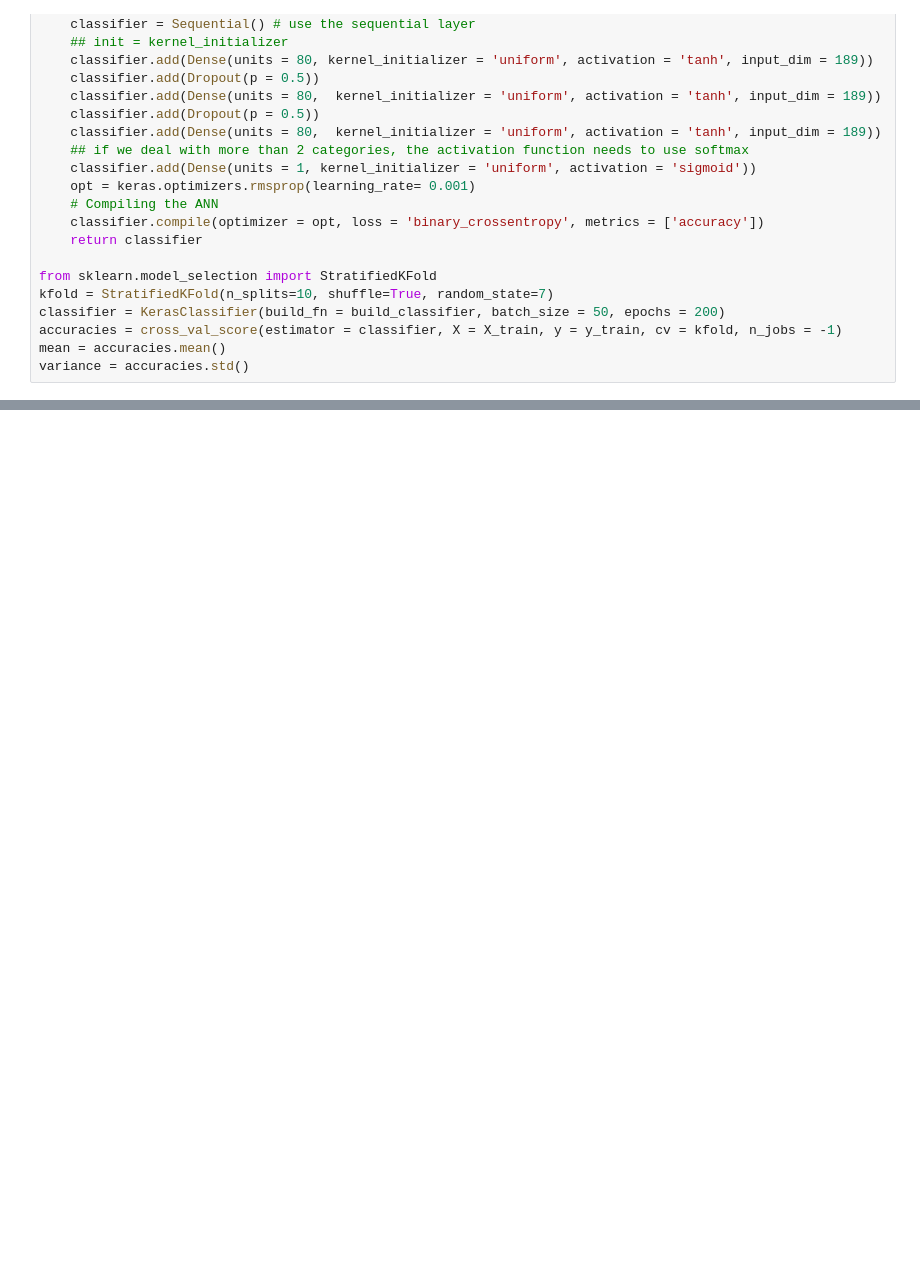
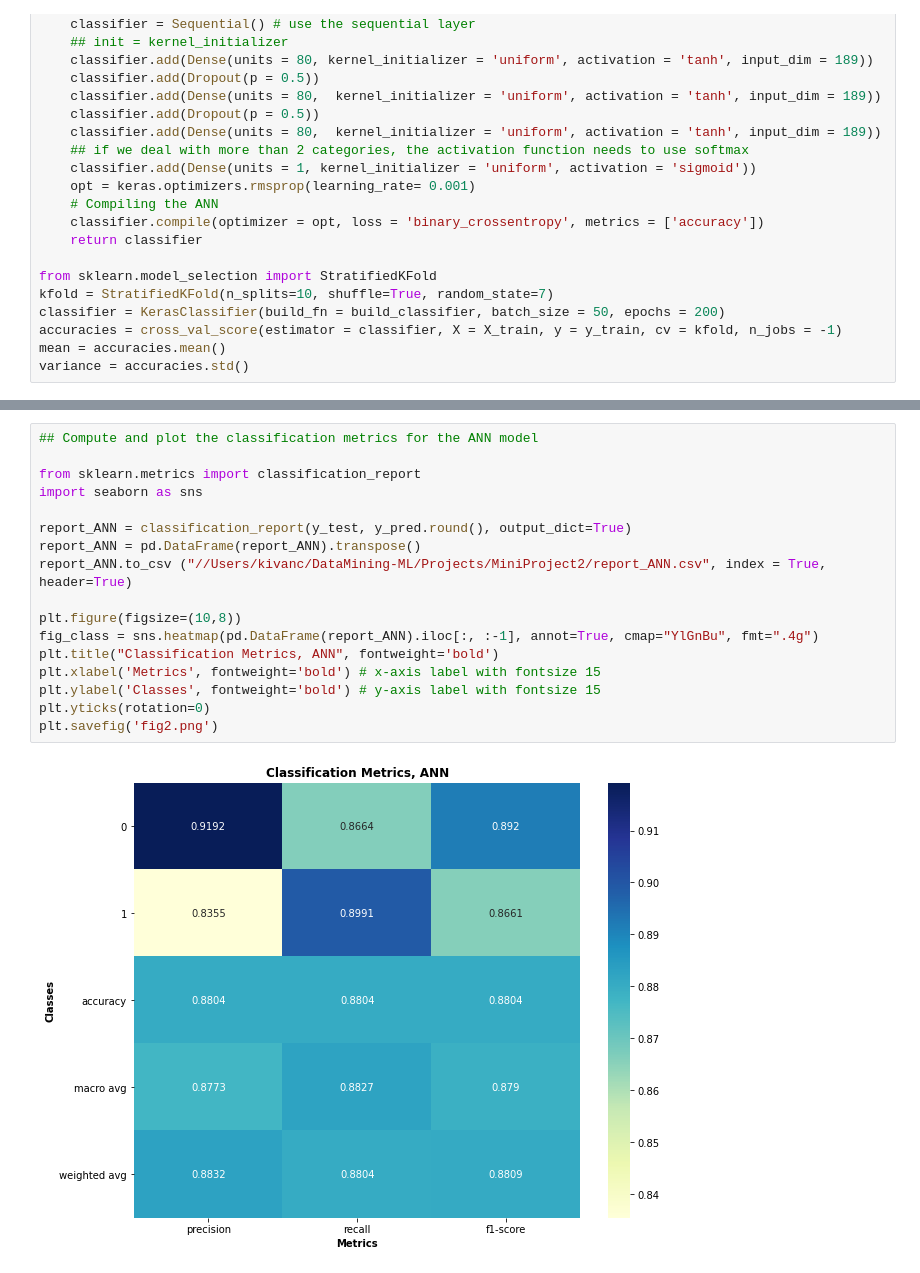
Before and after one commit to akcorut/DataMining-ML, a Jupyter notebook: Projects/MiniProject2/MiniProject2.ipynb, the cells around one changed output, grey strips where cells are left out. Drawn from its saved outputs; the diff is of its cells as text; blank space fills up the shorter version.

```diff
--- a/Projects/MiniProject2/MiniProject2.ipynb
+++ b/Projects/MiniProject2/MiniProject2.ipynb
@@ -253,0 +317,19 @@ variance = accuracies.std()
+# %%
+## Compute and plot the classification metrics for the ANN model
+
+from sklearn.metrics import classification_report
+import seaborn as sns
+
+report_ANN = classification_report(y_test, y_pred.round(), output_dict=True)
+report_ANN = pd.DataFrame(report_ANN).transpose()
+report_ANN.to_csv ("//Users/kivanc/DataMining-ML/Projects/MiniProject2/report_ANN.csv", index = True, header=True)
+
+plt.figure(figsize=(10,8))
+fig_class = sns.heatmap(pd.DataFrame(report_ANN).iloc[:, :-1], annot=True, cmap="YlGnBu", fmt=".4g")
+plt.title("Classification Metrics, ANN", fontweight='bold')
+plt.xlabel('Metrics', fontweight='bold') # x-axis label with fontsize 15
+plt.ylabel('Classes', fontweight='bold') # y-axis label with fontsize 15
+plt.yticks(rotation=0)
+plt.savefig('fig2.png')
+# %% [output]
+[figure, added]
```
Also changed, not shown: parts of 9 cells of this notebook.
